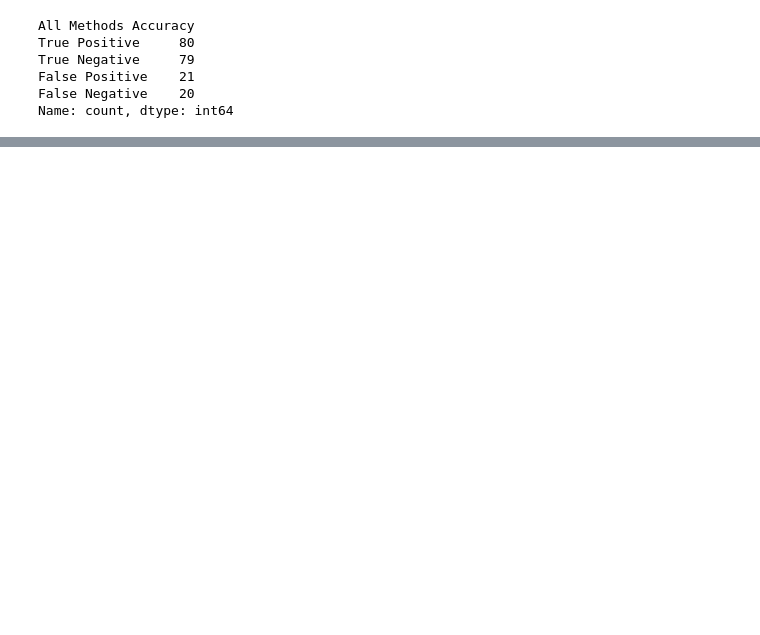
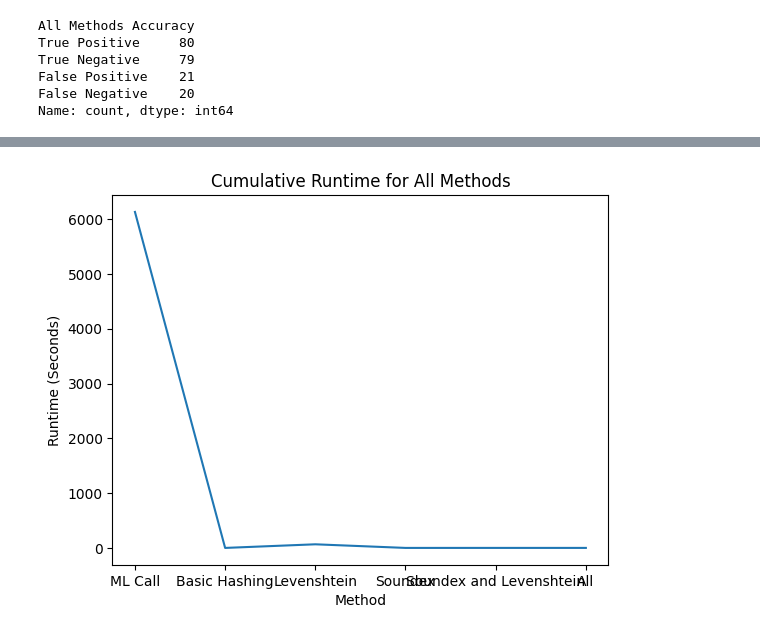
Before and after one commit to beadeoliveira/CS333_TechDemo, a Jupyter notebook: metrics/graphs.ipynb, the cells around one changed output, grey strips where cells are left out. Drawn from its saved outputs; the diff is of its cells as text; code cells hidden in the pictures; blank space fills up the shorter version.

```diff
--- a/metrics/graphs.ipynb
+++ b/metrics/graphs.ipynb
@@ -157,2 +158,13 @@ ax.set_xticklabels(['ML Call','Basic Hashing','Levenshtein (L)', 'Soundex (S)',
 # %%
 #Graph comparing runtimes
+runtimedf = pd.DataFrame({'Method': ['ML Call', 'Basic Hashing', 'Levenshtein', 'Soundex', 'Soundex and Levenshtein', 'All'],
+                   'Runtime': [6131.5004868507385, 0.22405004501342773,
+                               66.26428604125977, 0.3568000793457031,
+                               0.5528550148010254, 0.5551028251647949]})
+plt.plot(runtimedf["Method"], runtimedf["Runtime"])
+plt.title('Cumulative Runtime for All Methods')
+plt.xlabel('Method')
+plt.ylabel('Runtime (Seconds)')
+plt.show()
+# %% [output]
+[figure, added]
```
Also changed, not shown: parts of 11 cells of this notebook, 2 other files.
